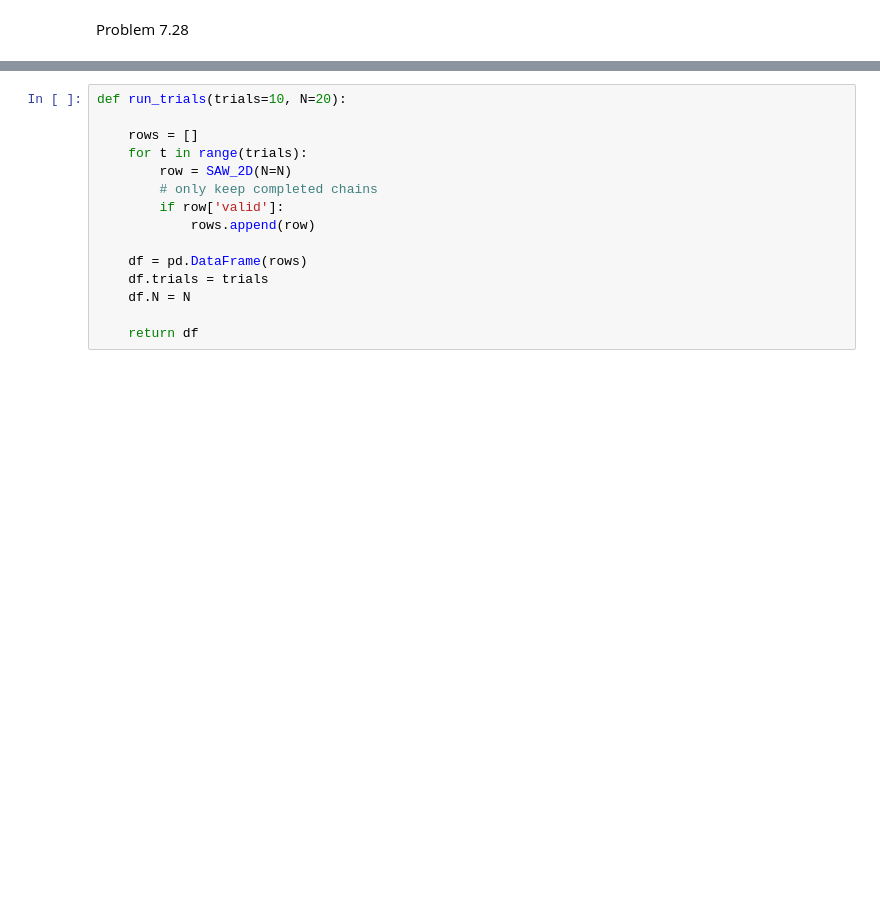
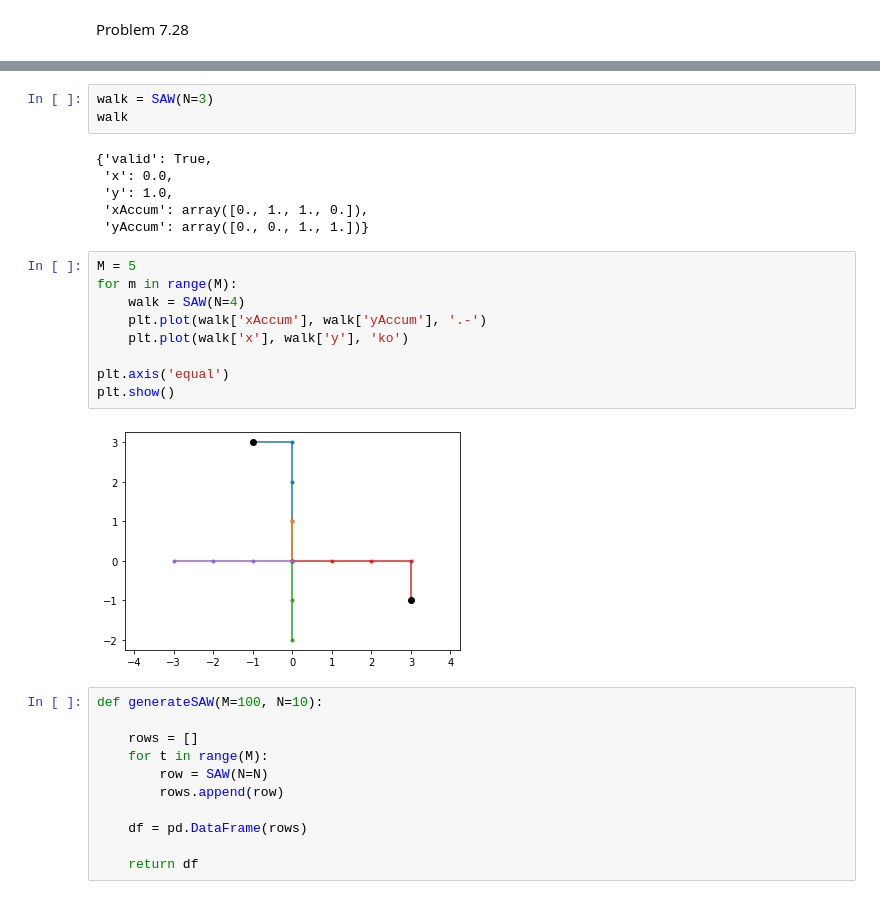
Before and after one commit to jmunroe/phys3800-winter2020, a Jupyter notebook: Ch07-Random-Processes/7.7-Applications-to-Polymers.ipynb, the cells around one changed output, grey strips where cells are left out. Cells and saved outputs as stored; diff of their text form; blank space fills up the shorter version.

```diff
--- a/Ch07-Random-Processes/7.7-Applications-to-Polymers.ipynb
+++ b/Ch07-Random-Processes/7.7-Applications-to-Polymers.ipynb
@@ -195,16 +242,32 @@ def SAW_2D(N = 100, # number of steps
             }
+# %%
+walk = SAW(N=3)
+walk
+# %% [output]
+{'valid': True,
+ 'x': 0.0,
+ 'y': 1.0,
+ 'xAccum': array([0., 1., 1., 0.]),
+ 'yAccum': array([0., 0., 1., 1.])}
+# %%
+M = 5
+for m in range(M):
+    walk = SAW(N=4)
+    plt.plot(walk['xAccum'], walk['yAccum'], '.-')
+    plt.plot(walk['x'], walk['y'], 'ko')
+
+plt.axis('equal')
+plt.show()
+# %% [output]
+[figure, added]
 # %%
-def run_trials(trials=10, N=20):
+def generateSAW(M=100, N=10):
 
     rows = []
-    for t in range(trials):
-        row = SAW_2D(N=N)
-        # only keep completed chains
-        if row['valid']:
-            rows.append(row)
+    for t in range(M):
+        row = SAW(N=N)
+        rows.append(row)
 
     df = pd.DataFrame(rows)
-    df.trials = trials
-    df.N = N
 
     return df
```
Also changed, not shown: parts of 39 cells of this notebook.
